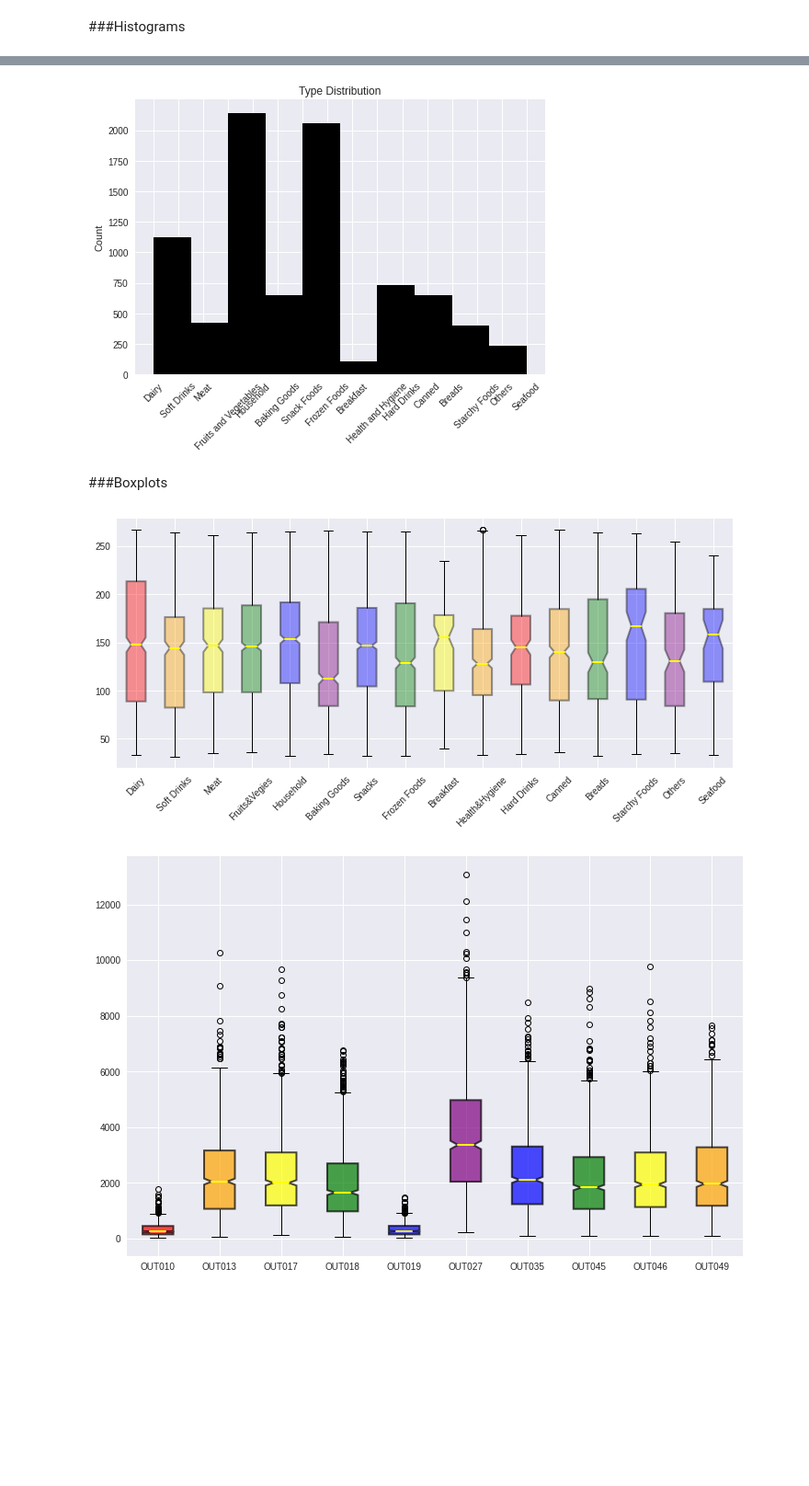
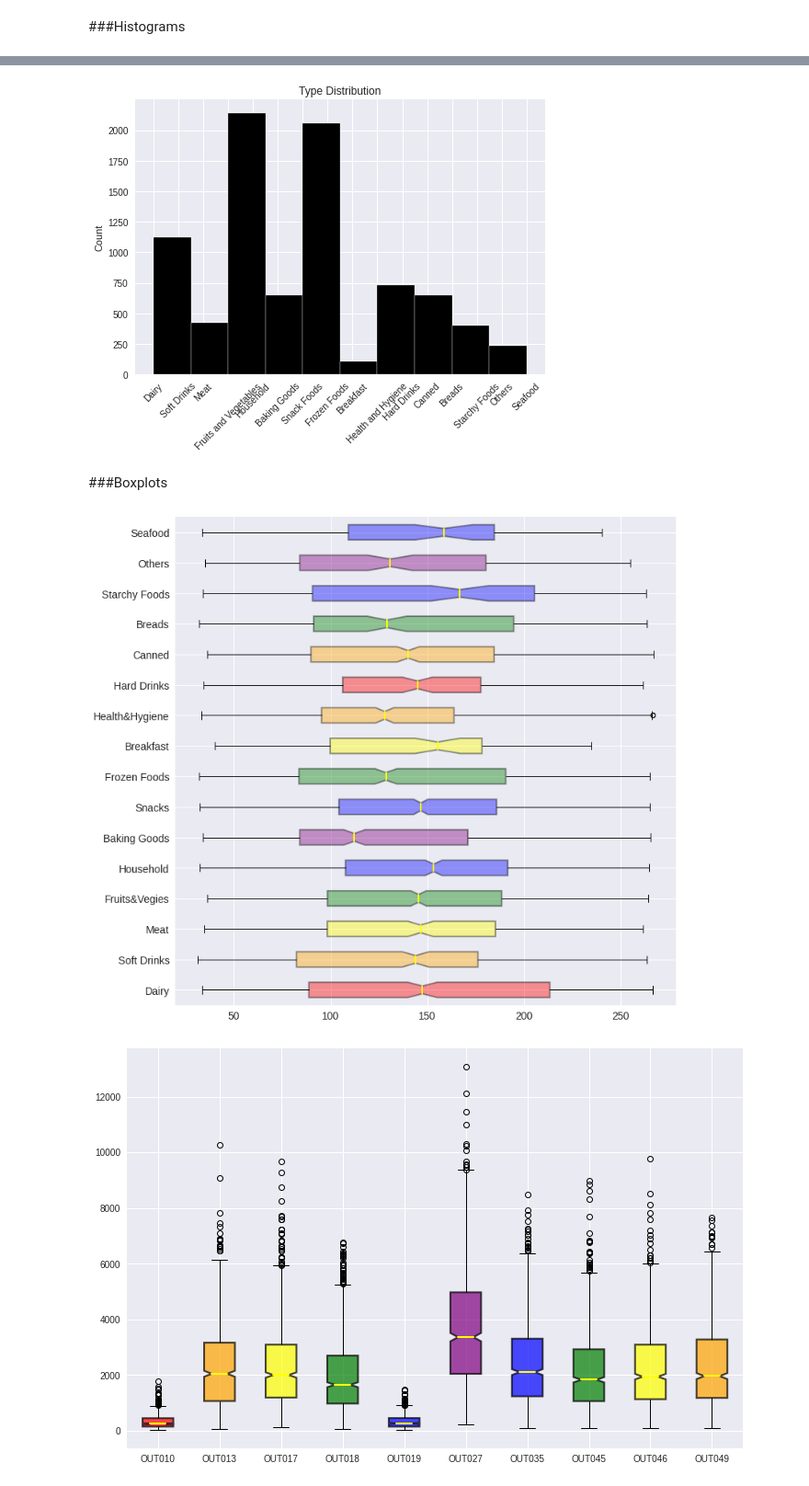
Before and after one commit to mselmasry/Project1_SalesPrediction, a Jupyter notebook: SalesPredictions.ipynb, the cells around one changed output, grey strips where cells are left out. Shown at 92% size. Drawn from its saved outputs; the diff is of its cells as text; code cells hidden in the pictures; blank space fills up the shorter version.

Commit message:
made a few tweaks to graphs

```diff
--- a/SalesPredictions.ipynb
+++ b/SalesPredictions.ipynb
@@ -494,75 +494,77 @@ plt.style.use('seaborn')
 plt.title("Type Distribution")
 plt.ylabel('Count')
 plt.xticks(rotation=45)
-df['Item_Type'].hist(color='k');
+df['Item_Type'].hist(color='k',edgecolor='white');
 # %% [output]
-[figure, old version]
+[figure, new version]
 # %% [markdown]
 ###Boxplots
 # %%
 #Item MRP by Types Summaries
 dairyMRP = df.loc[df['Item_Type'] == 'Dairy','Item_MRP']
 softDrinksMRP = df.loc[df['Item_Type'] == 'Soft Drinks','Item_MRP']
 meatMRP = df.loc[df['Item_Type'] == 'Meat','Item_MRP']
 fruitsVegMRP = df.loc[df['Item_Type'] == 'Fruits and Vegetables','Item_MRP']
 householdMRP = df.loc[df['Item_Type'] == 'Household','Item_MRP']
 bakingGoodsMRP = df.loc[df['Item_Type'] == 'Baking Goods','Item_MRP']
 snackMRP = df.loc[df['Item_Type'] == 'Snack Foods','Item_MRP']
 frozenMRP = df.loc[df['Item_Type'] == 'Frozen Foods','Item_MRP']
 breakfastMRP = df.loc[df['Item_Type'] == 'Breakfast','Item_MRP']
 HnHMRP = df.loc[df['Item_Type'] == 'Health and Hygiene','Item_MRP']
 hardDrinksMRP = df.loc[df['Item_Type'] == 'Hard Drinks','Item_MRP']
 cannedMRP = df.loc[df['Item_Type'] == 'Canned','Item_MRP']
 breadsMRP = df.loc[df['Item_Type'] == 'Breads','Item_MRP']
 starchyMRP = df.loc[df['Item_Type'] == 'Starchy Foods','Item_MRP']
 othersMRP = df.loc[df['Item_Type'] == 'Others','Item_MRP']
 seafoodMRP = df.loc[df['Item_Type'] == 'Seafood','Item_MRP']
 
-fig, axes = plt.subplots(nrows = 1, ncols = 1, figsize = (12,5))
+fig, axes = plt.subplots(nrows = 1, ncols = 1, figsize = (12,12));
 boxplots = axes.boxplot([dairyMRP,softDrinksMRP,meatMRP,fruitsVegMRP,
               householdMRP,bakingGoodsMRP,snackMRP,frozenMRP,
               breakfastMRP,HnHMRP,hardDrinksMRP,cannedMRP,breadsMRP,
               starchyMRP,othersMRP,seafoodMRP],
               notch = True, labels = ['Dairy','Soft Drinks','Meat',
               'Fruits&Vegies','Household','Baking Goods','Snacks','Frozen Foods',
               'Breakfast','Health&Hygiene','Hard Drinks','Canned','Breads',
               'Starchy Foods','Others','Seafood'], patch_artist=True,
               medianprops = dict(linestyle ='-', linewidth=2,color='Yellow'),
-              boxprops=dict(linestyle='--',linewidth=2,color='Black',facecolor='blue',alpha=.4));
-plt.xticks(rotation=45);
-dairyplot = boxplots['boxes'][0]
-dairyplot.set_facecolor('red')
-softDrinksPlot = boxplots['boxes'][1]
-softDrinksPlot.set_facecolor('orange')
-meatPlot = boxplots['boxes'][2]
-meatPlot.set_facecolor('Yellow')
-fruitsVegPlot = boxplots['boxes'][3]
-fruitsVegPlot.set_facecolor('green')
-bakingGoodsPlot = boxplots['boxes'][4]
-bakingGoodsPlot.set_facecolor('blue')
-snacksPlot = boxplots['boxes'][5]
-snacksPlot.set_facecolor('purple')
-frozenPlot = boxplots['boxes'][6]
-frozenPlot.set_facecolor('blue')
-breakfastPlot = boxplots['boxes'][7]
-breakfastPlot.set_facecolor('green')
-HnHPlot = boxplots['boxes'][8]
-HnHPlot.set_facecolor('Yellow')
-hardDrinksPlot = boxplots['boxes'][9]
-hardDrinksPlot.set_facecolor('orange')
-cannedPlot = boxplots['boxes'][10]
-cannedPlot.set_facecolor('red')
-breadsPlot = boxplots['boxes'][11]
-breadsPlot.set_facecolor('orange')
-starchyPlot = boxplots['boxes'][12]
-starchyPlot.set_facecolor('green')
-otherPlot = boxplots['boxes'][13]
-otherPlot.set_facecolor('blue')
-seafoodPlot = boxplots['boxes'][14]
-seafoodPlot.set_facecolor('purple')
+              boxprops=dict(linestyle='--',linewidth=2,color='Black',facecolor='blue',alpha=.4), vert=False);
+#plt.xticks(rotation=45);
+dairyplot = boxplots['boxes'][0];
+dairyplot.set_facecolor('red');
+softDrinksPlot = boxplots['boxes'][1];
+softDrinksPlot.set_facecolor('orange');
+meatPlot = boxplots['boxes'][2];
+meatPlot.set_facecolor('Yellow');
+fruitsVegPlot = boxplots['boxes'][3];
+fruitsVegPlot.set_facecolor('green');
+bakingGoodsPlot = boxplots['boxes'][4];
+bakingGoodsPlot.set_facecolor('blue');
+snacksPlot = boxplots['boxes'][5];
+snacksPlot.set_facecolor('purple');
+frozenPlot = boxplots['boxes'][6];
+frozenPlot.set_facecolor('blue');
+breakfastPlot = boxplots['boxes'][7];
+breakfastPlot.set_facecolor('green');
+HnHPlot = boxplots['boxes'][8];
+HnHPlot.set_facecolor('Yellow');
+hardDrinksPlot = boxplots['boxes'][9];
+hardDrinksPlot.set_facecolor('orange');
+cannedPlot = boxplots['boxes'][10];
+cannedPlot.set_facecolor('red');
+breadsPlot = boxplots['boxes'][11];
+breadsPlot.set_facecolor('orange');
+starchyPlot = boxplots['boxes'][12];
+starchyPlot.set_facecolor('green');
+otherPlot = boxplots['boxes'][13];
+otherPlot.set_facecolor('blue');
+seafoodPlot = boxplots['boxes'][14];
+seafoodPlot.set_facecolor('purple');
 plt.style.use('seaborn');
+plt.xticks(fontsize=14);
+plt.yticks(fontsize=14);
 # %% [output]
-[figure, old version]
+[figure, new version]
 # %%
 #Total Sales by Outlet Summaries
 out010 = df.loc[df['Outlet_Identifier']=='OUT010','Item_Outlet_Sales']
```
Also changed, not shown: parts of 3 cells of this notebook.
